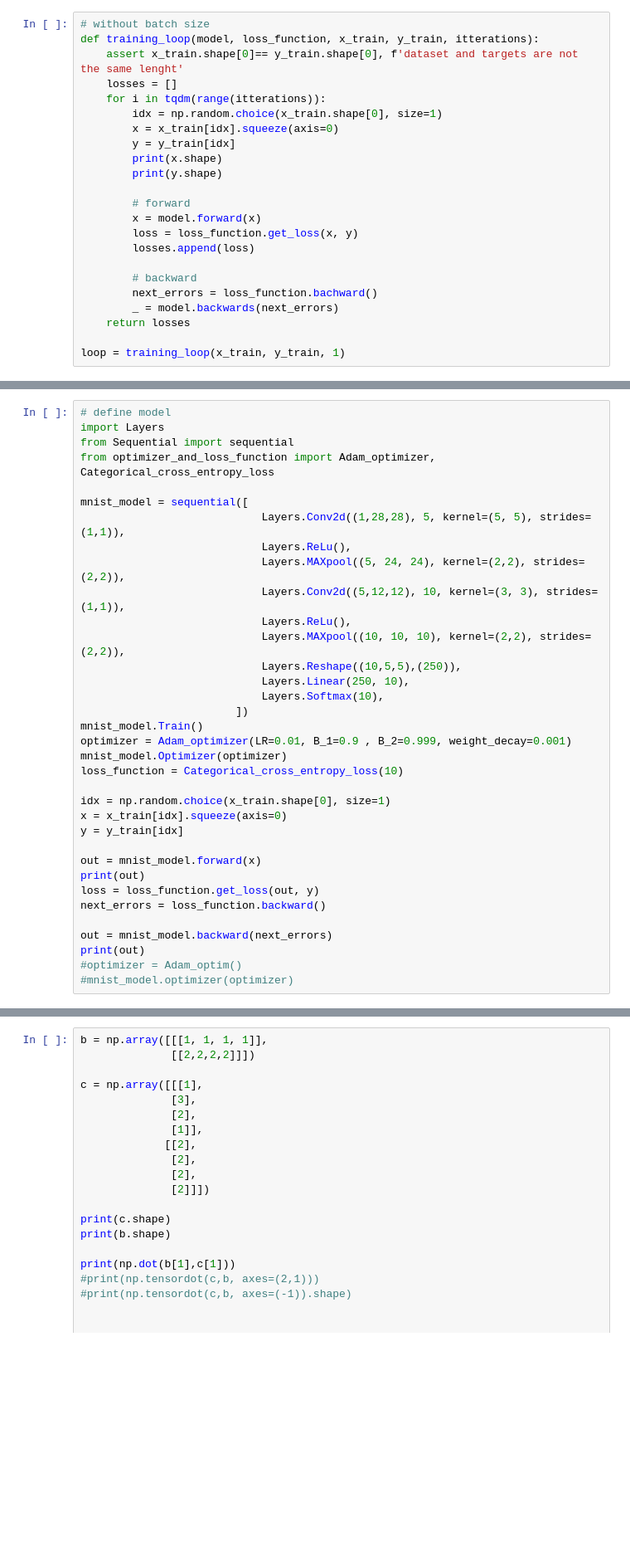
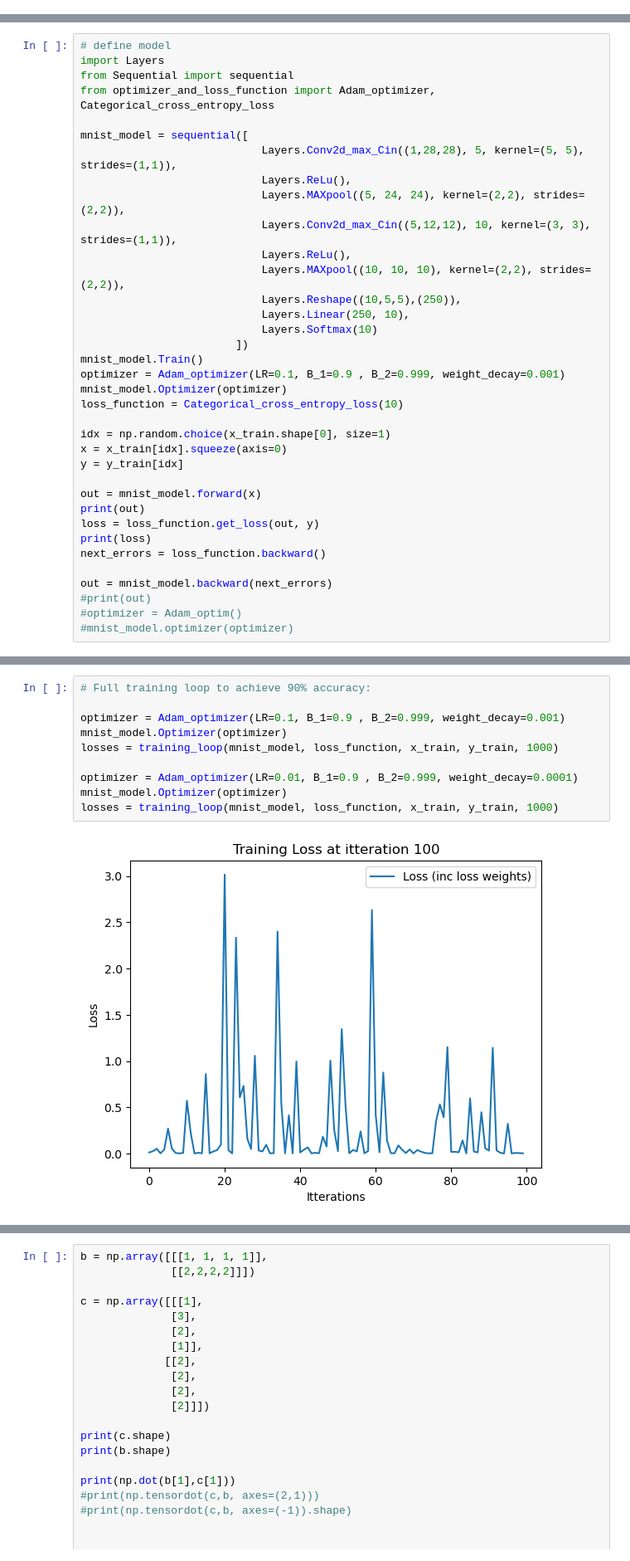
Before and after one commit to freeklinssen/MNIST-in-numpy, a Jupyter notebook: MNIST image recognition.ipynb, the cells around one changed output, grey strips where cells are left out. Shown at 83% size. Cells and saved outputs as stored; diff of their text form; blank space fills up the shorter version.

Commit message:
other type of convolution added and save function

```diff
--- a/MNIST image recognition.ipynb
+++ b/MNIST image recognition.ipynb
@@ -62,23 +69,0 @@ TypeError: training_loop() missing 2 required positional arguments: 'itterations
-# %%
-# without batch size
-def training_loop(model, loss_function, x_train, y_train, itterations):
-    assert x_train.shape[0]== y_train.shape[0], f'dataset and targets are not the same lenght'
-    losses = []
-    for i in tqdm(range(itterations)):
-        idx = np.random.choice(x_train.shape[0], size=1)
-        x = x_train[idx].squeeze(axis=0)
-        y = y_train[idx]
-        print(x.shape)
-        print(y.shape)
-
-        # forward
-        x = model.forward(x)
-        loss = loss_function.get_loss(x, y)
-        losses.append(loss)
-
-        # backward
-        next_errors = loss_function.bachward()
-        _ = model.backwards(next_errors)
-    return losses
-
-loop = training_loop(x_train, y_train, 1)
@@ -91,18 +74,18 @@ from Sequential import sequential
 from optimizer_and_loss_function import Adam_optimizer, Categorical_cross_entropy_loss
 
 mnist_model = sequential([
-                            Layers.Conv2d((1,28,28), 5, kernel=(5, 5), strides=(1,1)),
+                            Layers.Conv2d_max_Cin((1,28,28), 5, kernel=(5, 5), strides=(1,1)),
                             Layers.ReLu(),
                             Layers.MAXpool((5, 24, 24), kernel=(2,2), strides=(2,2)),
-                            Layers.Conv2d((5,12,12), 10, kernel=(3, 3), strides=(1,1)),
+                            Layers.Conv2d_max_Cin((5,12,12), 10, kernel=(3, 3), strides=(1,1)),
                             Layers.ReLu(),
                             Layers.MAXpool((10, 10, 10), kernel=(2,2), strides=(2,2)),
                             Layers.Reshape((10,5,5),(250)),
                             Layers.Linear(250, 10),
-                            Layers.Softmax(10),
+                            Layers.Softmax(10)
                         ])
 mnist_model.Train()
-optimizer = Adam_optimizer(LR=0.01, B_1=0.9 , B_2=0.999, weight_decay=0.001)
+optimizer = Adam_optimizer(LR=0.1, B_1=0.9 , B_2=0.999, weight_decay=0.001)
 mnist_model.Optimizer(optimizer)
 loss_function = Categorical_cross_entropy_loss(10)
 
@@ -113,10 +96,11 @@ y = y_train[idx]
 out = mnist_model.forward(x)
 print(out)
 loss = loss_function.get_loss(out, y)
+print(loss)
 next_errors = loss_function.backward()
 
 out = mnist_model.backward(next_errors)
-print(out)
+#print(out)
 #optimizer = Adam_optim()
 #mnist_model.optimizer(optimizer)
 # %% [output]
@@ -139,0 +110,12 @@ print(out)
+# %%
+# Full training loop to achieve 90% accuracy:
+
+optimizer = Adam_optimizer(LR=0.1, B_1=0.9 , B_2=0.999, weight_decay=0.001)
+mnist_model.Optimizer(optimizer)
+losses = training_loop(mnist_model, loss_function, x_train, y_train, 1000)
+
+optimizer = Adam_optimizer(LR=0.01, B_1=0.9 , B_2=0.999, weight_decay=0.0001)
+mnist_model.Optimizer(optimizer)
+losses = training_loop(mnist_model, loss_function, x_train, y_train, 1000)
+# %% [output]
+[figure, added]
```
Also changed, not shown: parts of 10 cells of this notebook, 6 other files.
